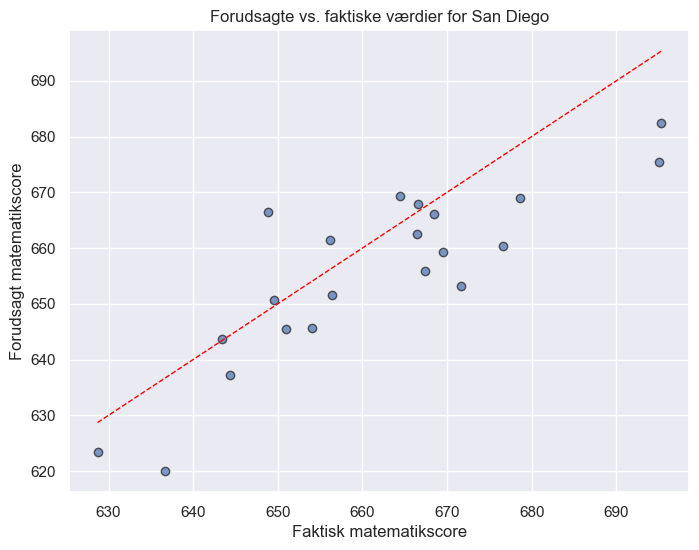
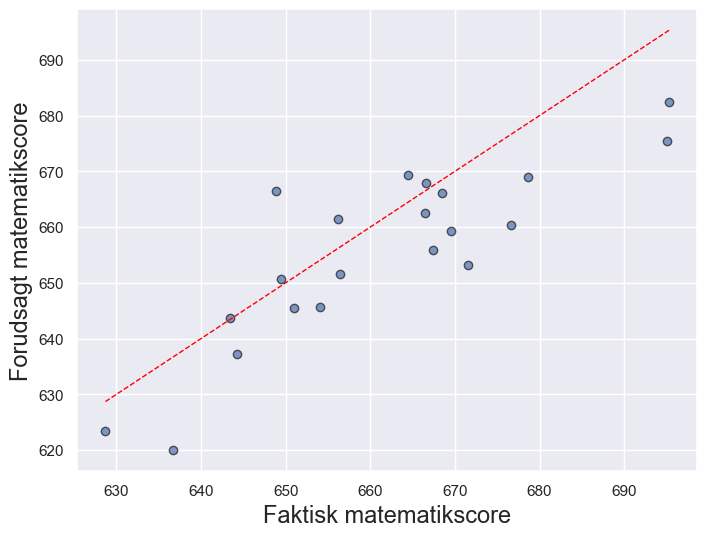
Code edit (unified diff) that turned the first committed figure into the second:
--- before
+++ after
@@ -7,7 +7,7 @@
          [actual_sandiego.min(), actual_sandiego.max()],
          color='red', linestyle='--', linewidth=1)
-plt.xlabel('Faktisk matematikscore')
-plt.ylabel('Forudsagt matematikscore')
-plt.title('Forudsagte vs. faktiske værdier for San Diego')
+plt.xlabel('Faktisk matematikscore', size=17)
+plt.ylabel('Forudsagt matematikscore', size=17)
 plt.grid(True)
+plt.savefig("predicted_vs_actual_sandiego.png", bbox_inches='tight')
 plt.show()

Commit: Ny rettelser